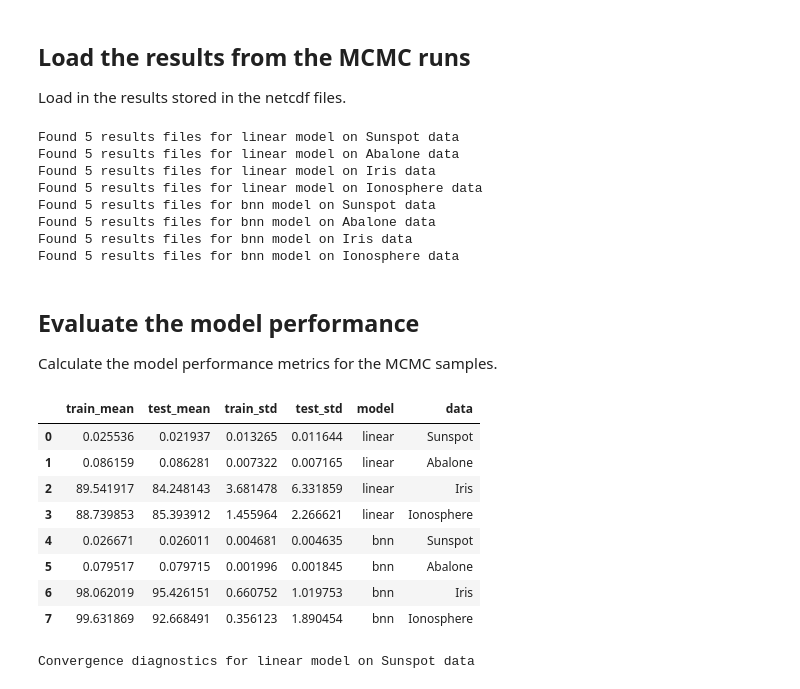
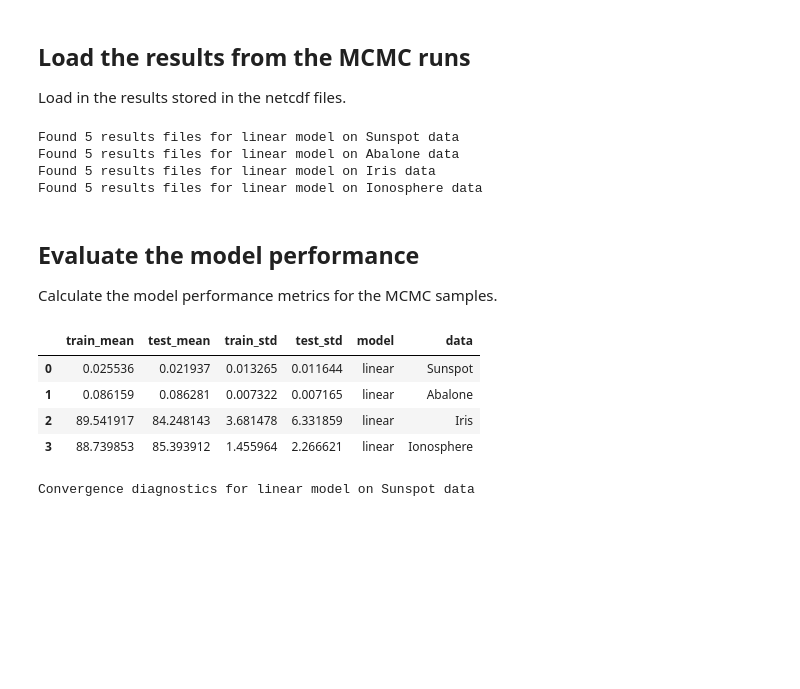
Before and after one commit to sydney-machine-learning/Bayesianneuralnetworks-MCMC-tutorial, a Jupyter notebook: publication_results/03_Summarise_results.ipynb, the cells around one changed output. Saved outputs shown, nothing was run; the diff lists cells and outputs as text; code cells hidden in the pictures; blank space fills up the shorter version.

```diff
--- a/publication_results/03_Summarise_results.ipynb
+++ b/publication_results/03_Summarise_results.ipynb
@@ -24,7 +24,7 @@ os.chdir('/project')
 ## Load the results from the MCMC runs
 Load in the results stored in the netcdf files.
 # %%
-models = ['linear','bnn']
+models = ['linear'] #,'bnn'
 data = ['Sunspot', 'Abalone', 'Iris', 'Ionosphere']
 results_dir = os.path.join('publication_results','results')
 
@@ -43,10 +43,6 @@ Found 5 results files for linear model on Sunspot data
 Found 5 results files for linear model on Abalone data
 Found 5 results files for linear model on Iris data
 Found 5 results files for linear model on Ionosphere data
-Found 5 results files for bnn model on Sunspot data
-Found 5 results files for bnn model on Abalone data
-Found 5 results files for bnn model on Iris data
-Found 5 results files for bnn model on Ionosphere data
 # %%
 # load the data
 x_train = {}
@@ -71,42 +67,36 @@ Calculate the model performance metrics for the MCMC samples.
 # %%
 results_table = []# pd.DataFrame(columns=['train','test','model','data'])
 for this_model in models:
     for this_data in data:
         train_dim = results[this_model][this_data].coords['train_idx'].shape[0]
         test_dim = results[this_model][this_data].coords['test_idx'].shape[0]
         train_pred = results[this_model][this_data].train_pred.values.reshape((-1,train_dim))
         test_pred = results[this_model][this_data].test_pred.values.reshape((-1,test_dim))
-        # Print the train/test RMSE
+
+        # Print the train/test RMSE or accuracy in tabular format
         if data_case[this_data] == 'regression':
-            train_perf = np.array([MCMC.rmse(None,train_pred[_,:], y_train[this_data]) for _ in np.arange(train_pred.shape[0])])
-            test_perf = np.array([MCMC.rmse(None,test_pred[_,:], y_test[this_data]) for _ in np.arange(test_pred.shape[0])])
-            # print('Train RMSE: {:.5f} ({:.5f})'.format(train_perf.mean(),train_perf.std()))
-            # print('Test RMSE: {:.5f} ({:.5f})'.format(test_perf.mean(),test_perf.std()))
+            train_perf = np.array([MCMC.rmse(train_pred[_,:], y_train[this_data]) for _ in np.arange(train_pred.shape[0])])
+            test_perf = np.array([MCMC.rmse(test_pred[_,:], y_test[this_data]) for _ in np.arange(test_pred.shape[0])])
+
         elif data_case[this_data] == 'classification':
-            train_perf = np.array([MCMC.accuracy(None,train_pred[_,:], y_train[this_data]) for _ in np.arange(train_pred.shape[0])])
-            test_perf = np.array([MCMC.accuracy(None,test_pred[_,:], y_test[this_data]) for _ in np.arange(test_pred.shape[0])])
-            # print('Train Accuracy: {:.5f} ({:.5f})'.format(train_perf.mean(),train_perf.std()))
-            # print('Test Accuracy: {:.5f} ({:.5f})'.format(test_perf.mean(),test_perf.std()))
+            train_perf = np.array([MCMC.accuracy(train_pred[_,:], y_train[this_data]) for _ in np.arange(train_pred.shape[0])])
+            test_perf = np.array([MCMC.accuracy(test_pred[_,:], y_test[this_data]) for _ in np.arange(test_pred.shape[0])])
 
         results_table.append(
             {
                 'train_mean':train_perf.mean(),'test_mean':test_perf.mean(),
                 'train_std':train_perf.std(),'test_std':test_perf.std(),
                 'model':this_model,'data':this_data
             }
         )
 results_table = pd.DataFrame(results_table)
 results_table
 # %% [output]
 |  | train_mean | test_mean | train_std | test_std | model | data |
 | 0 | 0.025536 | 0.021937 | 0.013265 | 0.011644 | linear | Sunspot |
 | 1 | 0.086159 | 0.086281 | 0.007322 | 0.007165 | linear | Abalone |
 | 2 | 89.541917 | 84.248143 | 3.681478 | 6.331859 | linear | Iris |
 | 3 | 88.739853 | 85.393912 | 1.455964 | 2.266621 | linear | Ionosphere |
-| 4 | 0.026671 | 0.026011 | 0.004681 | 0.004635 | bnn | Sunspot |
-| 5 | 0.079517 | 0.079715 | 0.001996 | 0.001845 | bnn | Abalone |
-| 6 | 98.062019 | 95.426151 | 0.660752 | 1.019753 | bnn | Iris |
-| 7 | 99.631869 | 92.668491 | 0.356123 | 1.890454 | bnn | Ionosphere |
 # %%
 # Run the convergence diagnostics
 for this_model in models:
```
Also changed, not shown: parts of 1 cell of this notebook, 3 other files.
